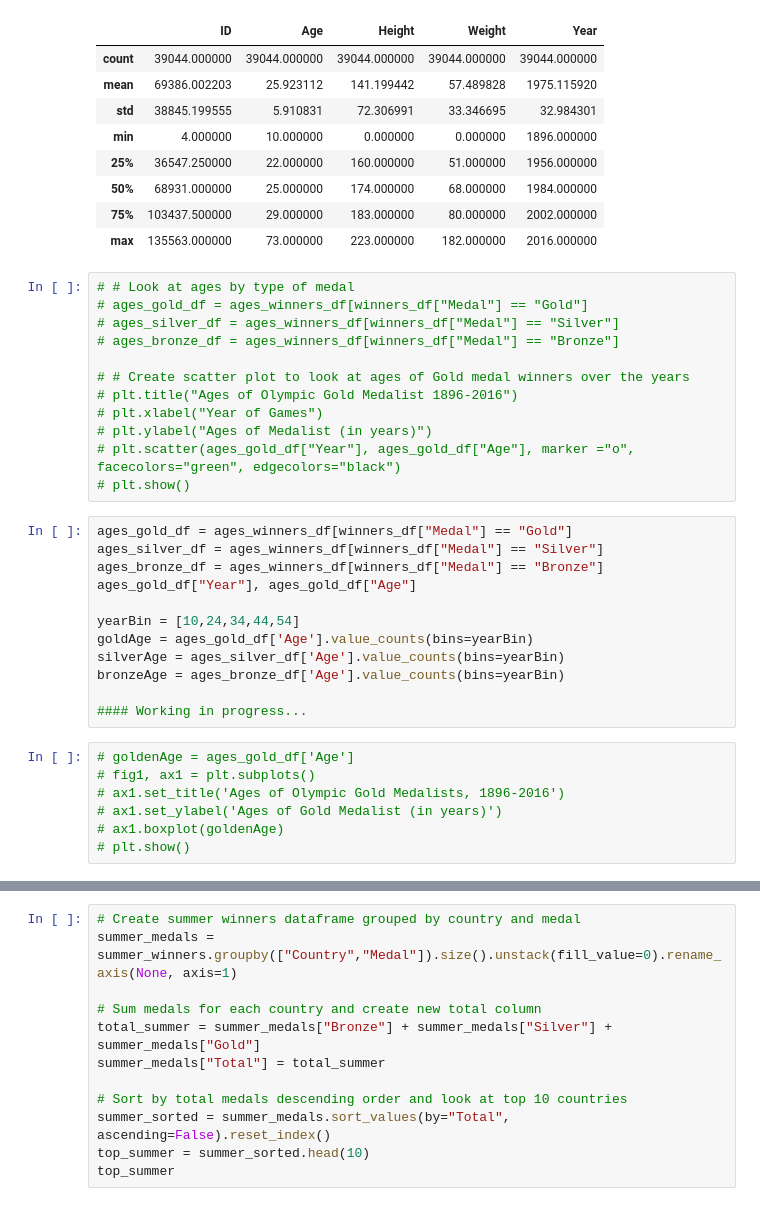
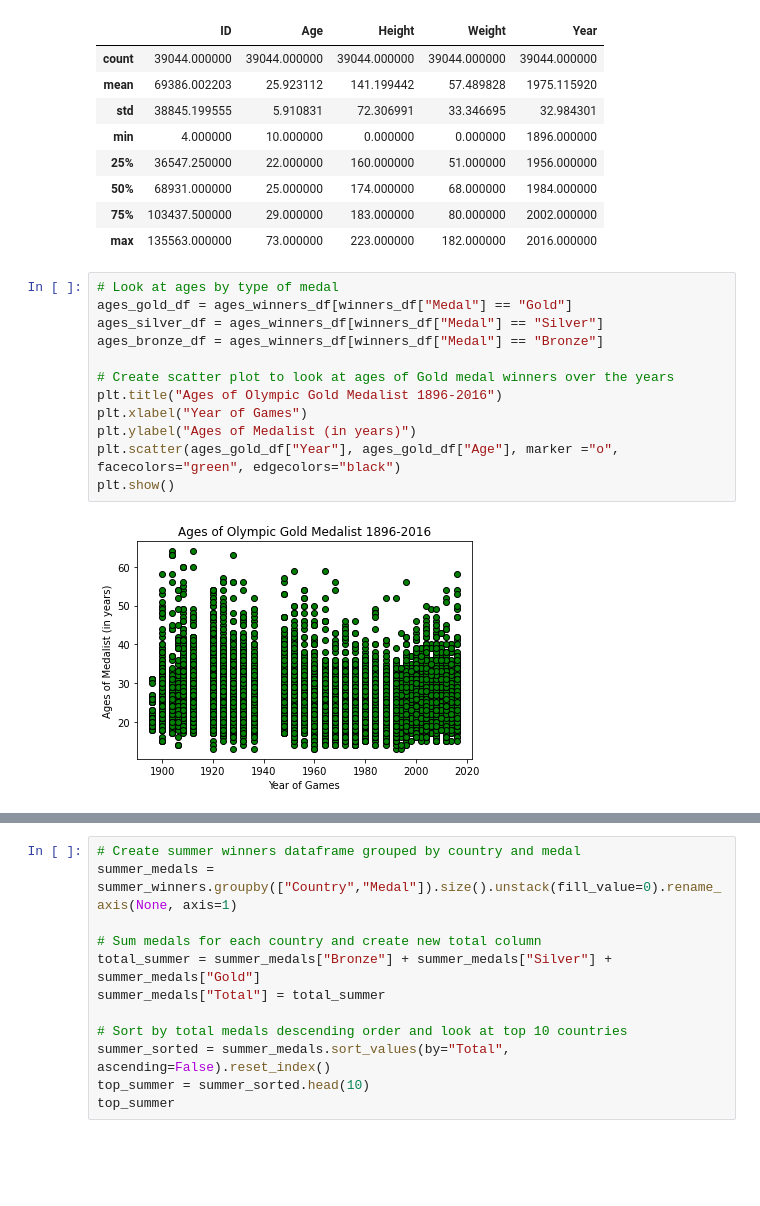
Before and after one commit to sissa81/project1, a Jupyter notebook: olympics.ipynb, the cells around one changed output, grey strips where cells are left out. Drawn from its saved outputs; the diff is of its cells as text; blank space fills up the shorter version.

```diff
--- a/olympics.ipynb
+++ b/olympics.ipynb
@@ -222,33 +115,16 @@ ages_winners_df.describe()
 | 75% | 103437.500000 | 29.000000 | 183.000000 | 80.000000 | 2002.000000 |
 | max | 135563.000000 | 73.000000 | 223.000000 | 182.000000 | 2016.000000 |
 # %%
-# # Look at ages by type of medal
-# ages_gold_df = ages_winners_df[winners_df["Medal"] == "Gold"]
-# ages_silver_df = ages_winners_df[winners_df["Medal"] == "Silver"]
-# ages_bronze_df = ages_winners_df[winners_df["Medal"] == "Bronze"]
+# Look at ages by type of medal
+ages_gold_df = ages_winners_df[winners_df["Medal"] == "Gold"]
+ages_silver_df = ages_winners_df[winners_df["Medal"] == "Silver"]
+ages_bronze_df = ages_winners_df[winners_df["Medal"] == "Bronze"]
 
-# # Create scatter plot to look at ages of Gold medal winners over the years
-# plt.title("Ages of Olympic Gold Medalist 1896-2016")
-# plt.xlabel("Year of Games")
-# plt.ylabel("Ages of Medalist (in years)")
-# plt.scatter(ages_gold_df["Year"], ages_gold_df["Age"], marker ="o", facecolors="green", edgecolors="black")
-# plt.show()
+# Create scatter plot to look at ages of Gold medal winners over the years
+plt.title("Ages of Olympic Gold Medalist 1896-2016")
+plt.xlabel("Year of Games")
+plt.ylabel("Ages of Medalist (in years)")
+plt.scatter(ages_gold_df["Year"], ages_gold_df["Age"], marker ="o", facecolors="green", edgecolors="black")
+plt.show()
+# %% [output]
+[figure, added]
-# %%
-ages_gold_df = ages_winners_df[winners_df["Medal"] == "Gold"]
-ages_silver_df = ages_winners_df[winners_df["Medal"] == "Silver"]
-ages_bronze_df = ages_winners_df[winners_df["Medal"] == "Bronze"]
-ages_gold_df["Year"], ages_gold_df["Age"]
-
-yearBin = [10,24,34,44,54]
-goldAge = ages_gold_df['Age'].value_counts(bins=yearBin)
-silverAge = ages_silver_df['Age'].value_counts(bins=yearBin)
-bronzeAge = ages_bronze_df['Age'].value_counts(bins=yearBin)
-
-#### Working in progress...
-# %%
-# goldenAge = ages_gold_df['Age']
-# fig1, ax1 = plt.subplots()
-# ax1.set_title('Ages of Olympic Gold Medalists, 1896-2016')
-# ax1.set_ylabel('Ages of Gold Medalist (in years)')
-# ax1.boxplot(goldenAge)
-# plt.show()
```
Also changed, not shown: parts of 28 cells of this notebook.
